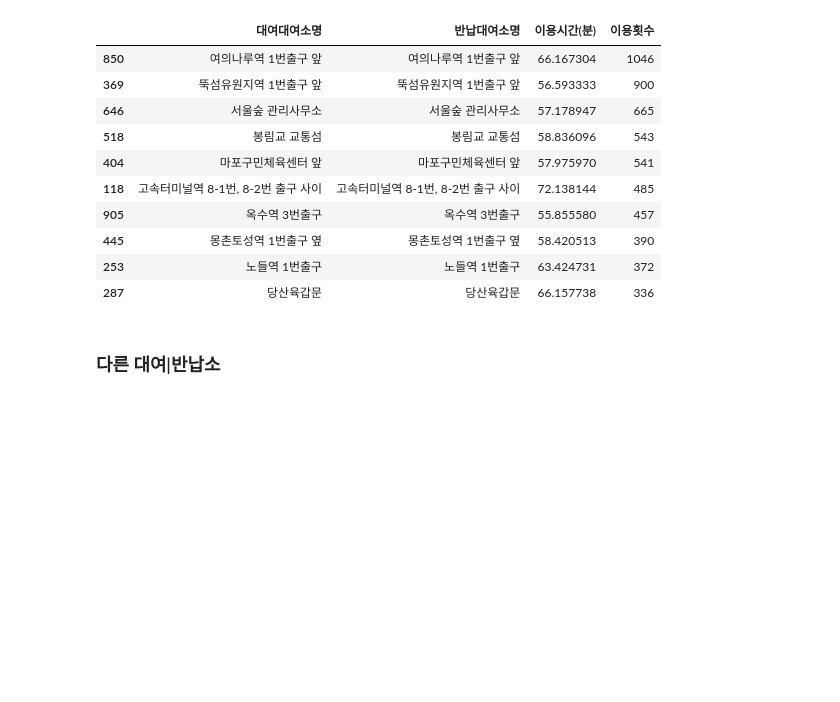
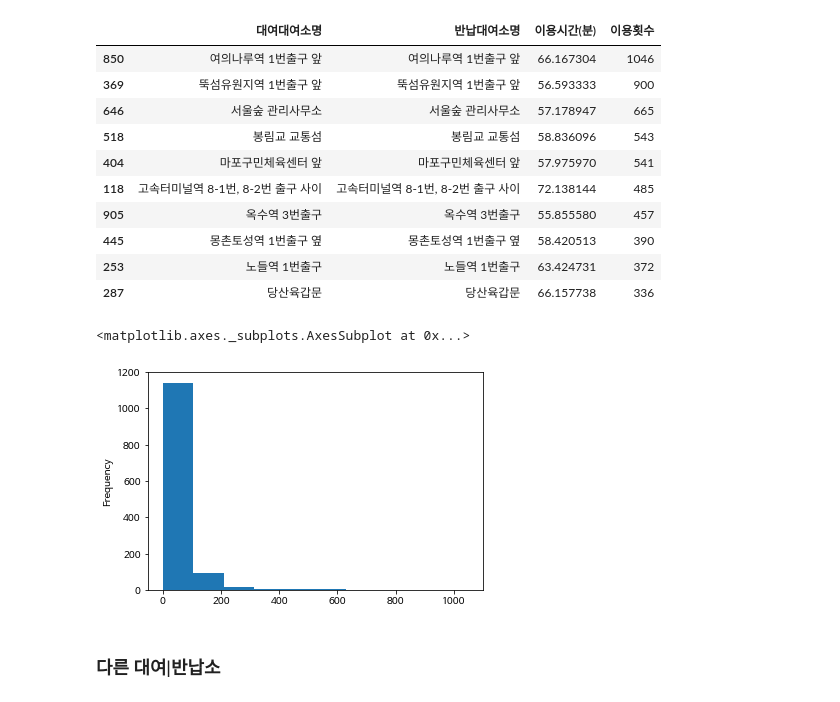
Before and after one commit to corazzon/OpenDataWrangling, a Jupyter notebook: seoul-bike-01.ipynb, the cells around one changed output. Cells and saved outputs as stored; diff of their text form; code cells hidden in the pictures; blank space fills up the shorter version.

Commit message:
add rent count histogram

```diff
--- a/seoul-bike-01.ipynb
+++ b/seoul-bike-01.ipynb
@@ -568,6 +572,11 @@ df_same_loc2.sort_values(by='이용횟수', ascending=False).head(10)
 | 445 | 몽촌토성역 1번출구 옆 | 몽촌토성역 1번출구 옆 | 58.420513 | 390 |
 | 253 | 노들역 1번출구 | 노들역 1번출구 | 63.424731 | 372 |
 | 287 | 당산육갑문 | 당산육갑문 | 66.157738 | 336 |
+# %%
+df_same_loc2['이용횟수'].plot.hist()
+# %% [output]
+<matplotlib.axes._subplots.AxesSubplot at 0x...>
+[figure, added]
 # %% [markdown]
 ### 다른 대여|반납소
 # %%
```
Also changed, not shown: parts of 7 cells of this notebook.
